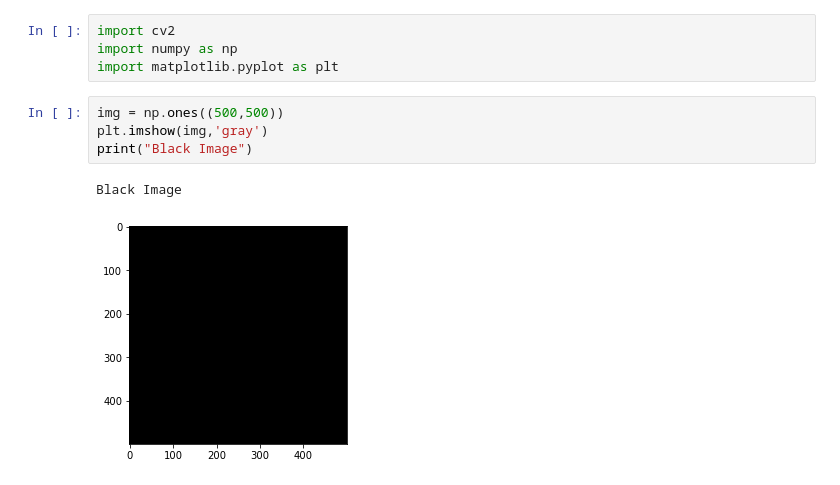
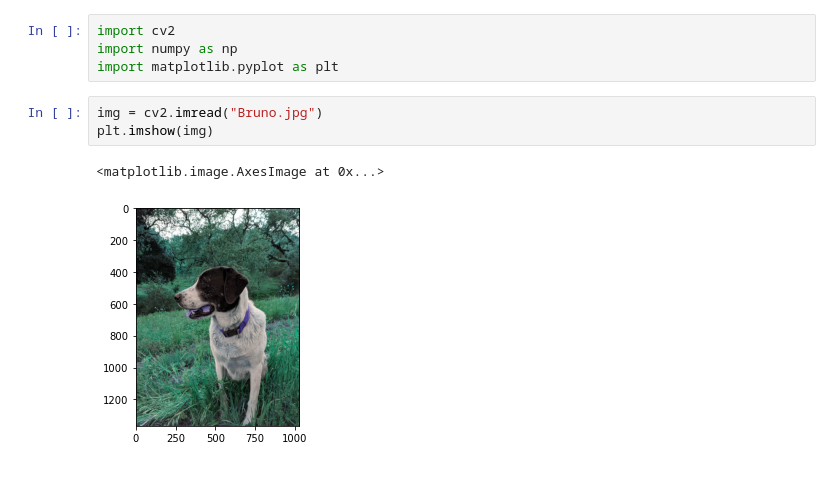
Before and after one commit to PrathameshDeshpande/OpenCV_Practice, a Jupyter notebook: Template_Matching.ipynb, the cells around one changed output. Saved outputs shown, nothing was run; the diff lists cells and outputs as text.

```diff
--- a/Template_Matching.ipynb
+++ b/Template_Matching.ipynb
@@ -2,10 +2,9 @@
 import cv2
 import numpy as np
 import matplotlib.pyplot as plt
-# %%
-img = np.ones((500,500))
-plt.imshow(img,'gray')
-print("Black Image")
-# %% [output]
-Black Image
-[figure, removed]
+# %%
+img = cv2.imread("Bruno.jpg")
+plt.imshow(img)
+# %% [output]
+<matplotlib.image.AxesImage at 0x...>
+[figure, added]
```
